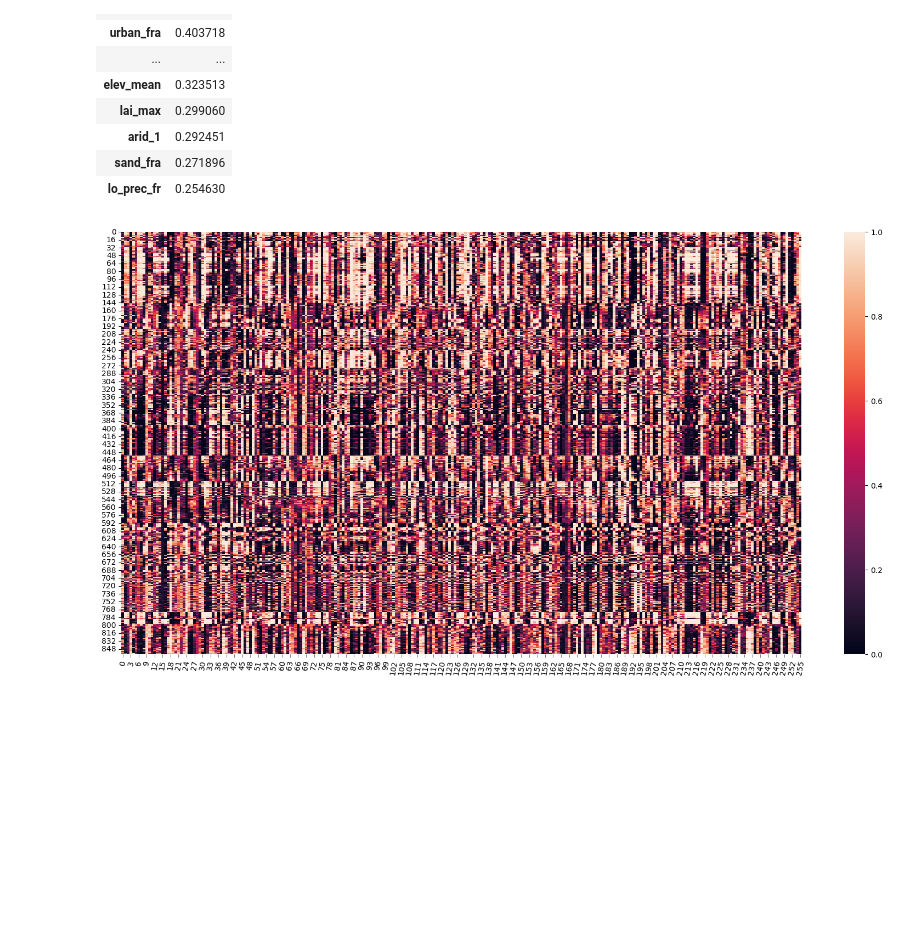
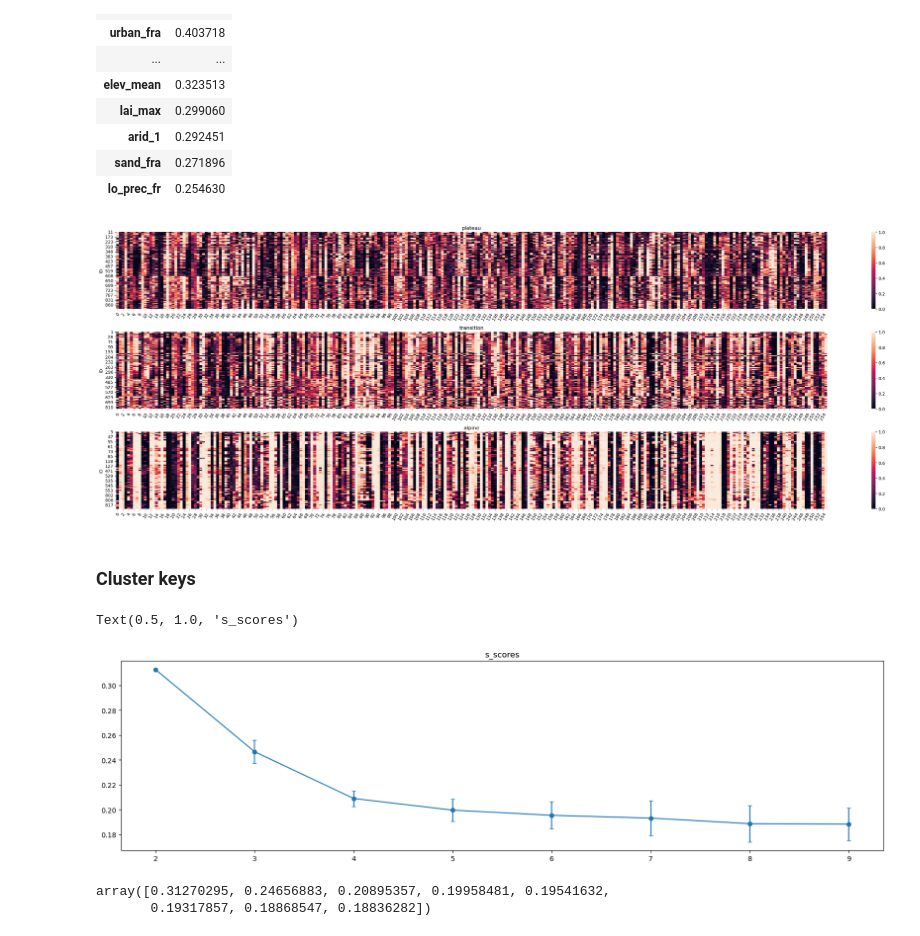
Before and after one commit to tripleUU-U/lamah-ce_lstm, a Jupyter notebook: analysis/evaluation/model_Inspection.ipynb, the cells around one changed output. Saved outputs shown, nothing was run; the diff lists cells and outputs as text; code cells hidden in the pictures; blank space fills up the shorter version.

Commit message:
moved a lot of stuff to archive, renamed SA to CA, created basinwise CSA plots

```diff
--- a/analysis/evaluation/model_Inspection.ipynb
+++ b/analysis/evaluation/model_Inspection.ipynb
@@ -33,3 +40,11 @@ sum(p.numel() for p in ea_lstm.parameters() if p.requires_grad)
 state_dict = ea_lstm.state_dict()
 # %% [markdown]
 ### Inspect $i$
+# %%
+strata_ids = pd.read_table("/home/wuhlmann/BA/repo/lamah-ce_lstm/data/splits_incl_landcover/strata_ids.txt", header=0, sep=",")
+strata_ids.set_index("ID", inplace=True)
+
+lamah_gdf = gpd.read_file("/home/wuhlmann/BA/data/raw_data/2_LamaH-CE_daily/B_basins_intermediate_all/3_shapefiles/Basins_B.shp")
+lamah_gdf.set_index("ID", inplace=True)
+lamah_gdf["strata"] = strata_ids["names"]
+lamah_gdf.sort_index(ascending=True, inplace=True)
@@ -125,12 +127,21 @@ input_gate_dict = dict(sorted(input_gate_dict.items(), key=lambda item: int(item
 # %%
-i_vectors = []
+key_vectors = []
 
 for b in input_gate_dict.keys():
 
-	i_vectors.append(torch.sigmoid(torch.tensor(input_gate_dict[b])).detach().numpy())
+	key_vectors.append(torch.sigmoid(torch.tensor(input_gate_dict[b])).detach().numpy())
+
+key_vector_df = pd.DataFrame(data=key_vectors, index=lamah_gdf.index)
 # %%
-fig, ax = plt.subplots(1,1, figsize=(20,10))
-sns.heatmap(i_vectors, ax=ax)
-ax.tick_params(axis='x', length=4, color="gray", labelrotation=80)
+fig, axs = plt.subplots(3,1, figsize=(30,10))
+
+for ax, strata in zip(axs, ["plateau", "transition", "alpine"]):
+
+	select_strata = strata_ids.index[strata_ids["names"] == strata].tolist()
+	sns.heatmap(key_vector_df.loc[select_strata], ax=ax)
+	ax.tick_params(axis='x', length=4, color="gray", labelrotation=60)
+	ax.set_title(strata)
+
+plt.tight_layout()
 # %% [output]
-[figure, old version]
+[figure, new version]
@@ -147,0 +148,2 @@ lamah_gdf.sort_index(ascending=True, inplace=True)
+# %% [markdown]
+### Cluster keys
@@ -148 +153,34 @@ lamah_gdf.sort_index(ascending=True, inplace=True)
+# %%
+n_seeds = 100
+
+seeds = list(rng.integers(0, 1000, n_seeds))
+s_scores = np.zeros([n_seeds,10])
+
+for i in tqdm(range(0,n_seeds)):
+
+	seed = seeds[i]
+
+	for k in range(2,10):
+
+		# Test for k-means.
+		labels = KMeans(k,random_state=seed).fit_predict(key_vector_df)
+		s_scores[i,k] = silhouette_score(key_vector_df,labels) # higher is better
+
+avg_s_scores = s_scores.mean(axis=0)[2:]
+
+std_s_scores = s_scores.std(axis=0)[2:]
+
+fig, axs = plt.subplots(1,1, figsize=(20,5))
+
+axs.errorbar(range(2,10), avg_s_scores, yerr=std_s_scores, marker="o", capsize=3)
+
+axs.set_title("s_scores")
+# %% [output]
+Text(0.5, 1.0, 's_scores')
+[figure, added]
+# %%
+avg_s_scores
+# %% [output]
+array([0.31270295, 0.24656883, 0.20895357, 0.19958481, 0.19541632,
+       0.19317857, 0.18868547, 0.18836282])
 # %%
```
Also changed, not shown: parts of 12 cells of this notebook, 16 other files.
